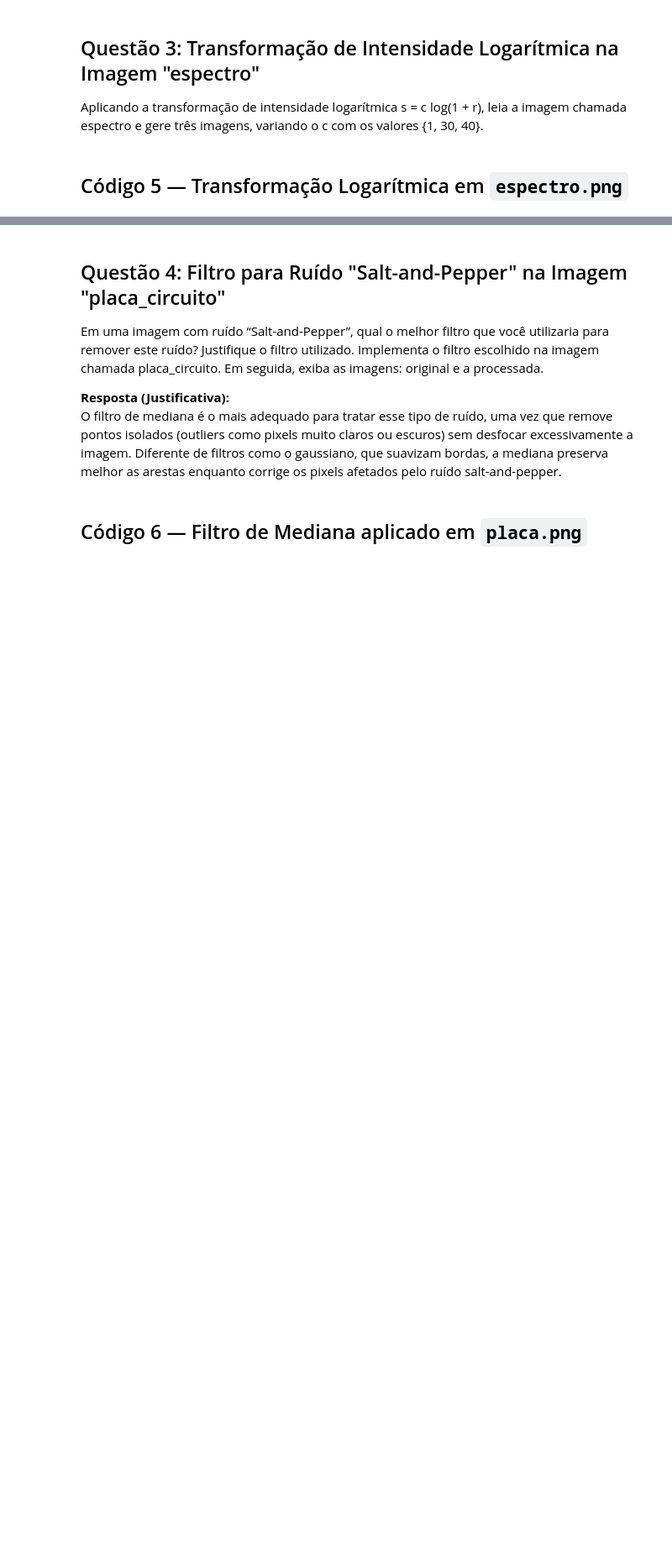
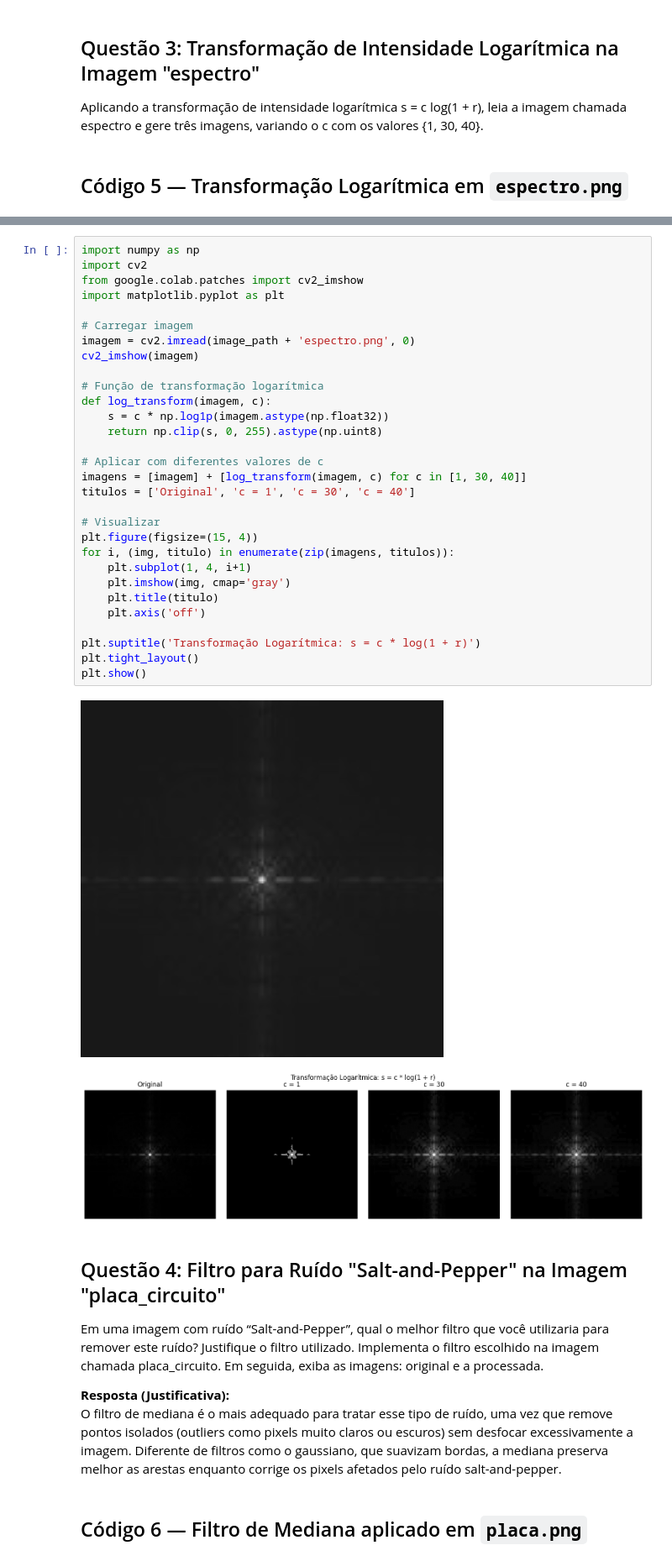
Before and after one commit to christian-amarildo/Agente-inteligente-Rairocryonix--Prolog, a Jupyter notebook: Trabalho_de_comp_grafica.ipynb, the cells around one changed output, grey strips where cells are left out. Shown at 84% size. Drawn from its saved outputs; the diff is of its cells as text; blank space fills up the shorter version.

```diff
--- a/Trabalho_de_comp_grafica.ipynb
+++ b/Trabalho_de_comp_grafica.ipynb
@@ -151,3 +89,36 @@ Transformação Logarítmica com c = 40:
+# %%
+import numpy as np
+import cv2
+from google.colab.patches import cv2_imshow
+import matplotlib.pyplot as plt
+
+# Carregar imagem
+imagem = cv2.imread(image_path + 'espectro.png', 0)
+cv2_imshow(imagem)
+
+# Função de transformação logarítmica
+def log_transform(imagem, c):
+    s = c * np.log1p(imagem.astype(np.float32))
+    return np.clip(s, 0, 255).astype(np.uint8)
+
+# Aplicar com diferentes valores de c
+imagens = [imagem] + [log_transform(imagem, c) for c in [1, 30, 40]]
+titulos = ['Original', 'c = 1', 'c = 30', 'c = 40']
+
+# Visualizar
+plt.figure(figsize=(15, 4))
+for i, (img, titulo) in enumerate(zip(imagens, titulos)):
+    plt.subplot(1, 4, i+1)
+    plt.imshow(img, cmap='gray')
+    plt.title(titulo)
+    plt.axis('off')
+
+plt.suptitle('Transformação Logarítmica: s = c * log(1 + r)')
+plt.tight_layout()
+plt.show()
+# %% [output]
+[figure, added]
+[figure, added]
 # %% [markdown]
 ## Questão 4: Filtro para Ruído "Salt-and-Pepper" na Imagem "placa_circuito"
 
```
Also changed, not shown: parts of 1 cell of this notebook.
